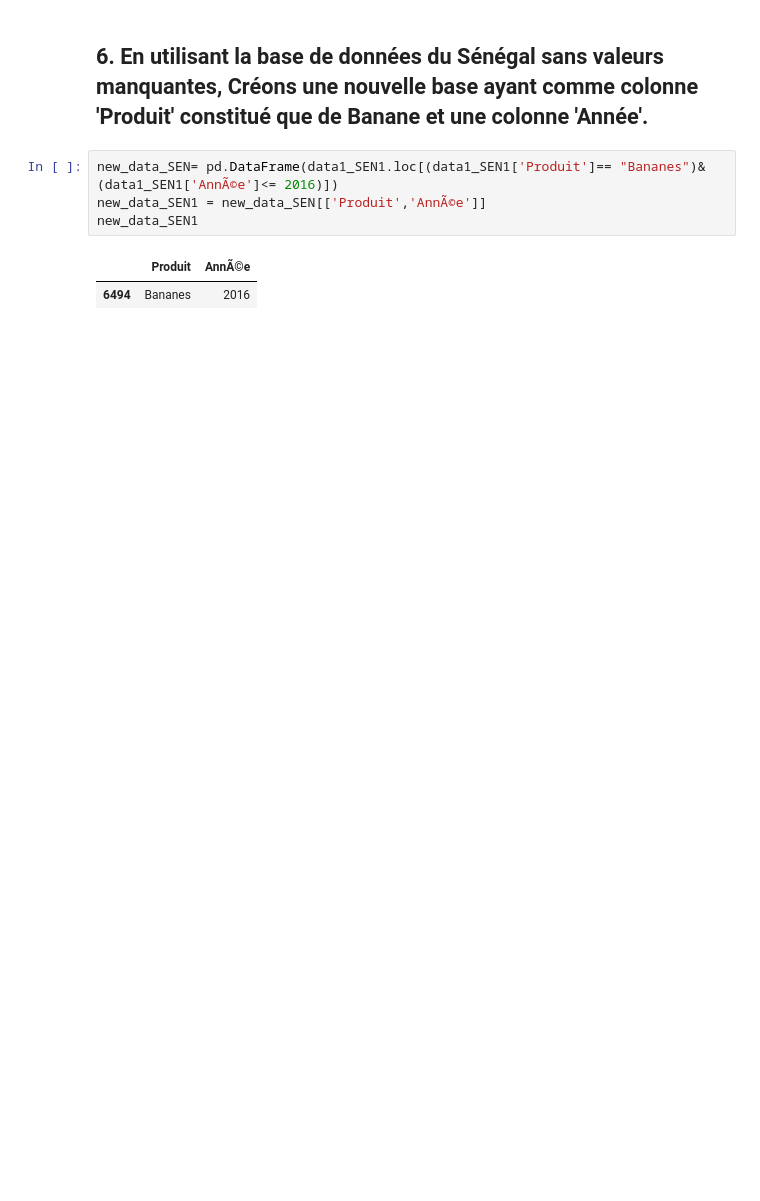
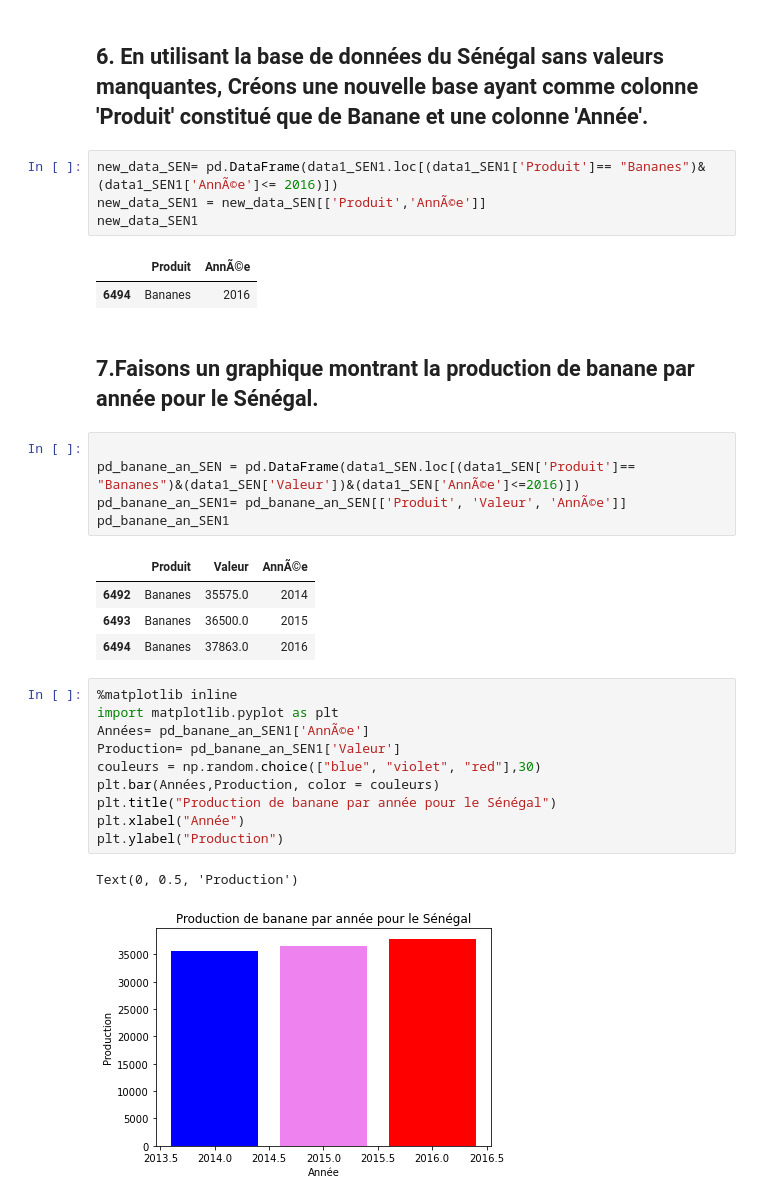
Before and after one commit to ikhalild/Data-analysis-with-python, a Jupyter notebook: manipulation.ipynb, the cells around one changed output. Saved outputs shown, nothing was run; the diff lists cells and outputs as text; blank space fills up the shorter version.

Commit message:
Creation de graphique

```diff
--- a/manipulation.ipynb
+++ b/manipulation.ipynb
@@ -150,3 +150,28 @@ new_data_SEN1
 # %% [output]
 |  | Produit | AnnÃ©e |
 | 6494 | Bananes | 2016 |
+# %% [markdown]
+## 7.Faisons un graphique montrant la production de banane par année pour le Sénégal.
+# %%
+
+pd_banane_an_SEN = pd.DataFrame(data1_SEN.loc[(data1_SEN['Produit']== "Bananes")&(data1_SEN['Valeur'])&(data1_SEN['AnnÃ©e']<=2016)])
+pd_banane_an_SEN1= pd_banane_an_SEN[['Produit', 'Valeur', 'AnnÃ©e']]
+pd_banane_an_SEN1
+# %% [output]
+|  | Produit | Valeur | AnnÃ©e |
+| 6492 | Bananes | 35575.0 | 2014 |
+| 6493 | Bananes | 36500.0 | 2015 |
+| 6494 | Bananes | 37863.0 | 2016 |
+# %%
+%matplotlib inline
+import matplotlib.pyplot as plt
+Années= pd_banane_an_SEN1['AnnÃ©e']
+Production= pd_banane_an_SEN1['Valeur']
+couleurs = np.random.choice(["blue", "violet", "red"],30)
+plt.bar(Années,Production, color = couleurs)
+plt.title("Production de banane par année pour le Sénégal")
+plt.xlabel("Année")
+plt.ylabel("Production")
+# %% [output]
+Text(0, 0.5, 'Production')
+[figure, added]
```
